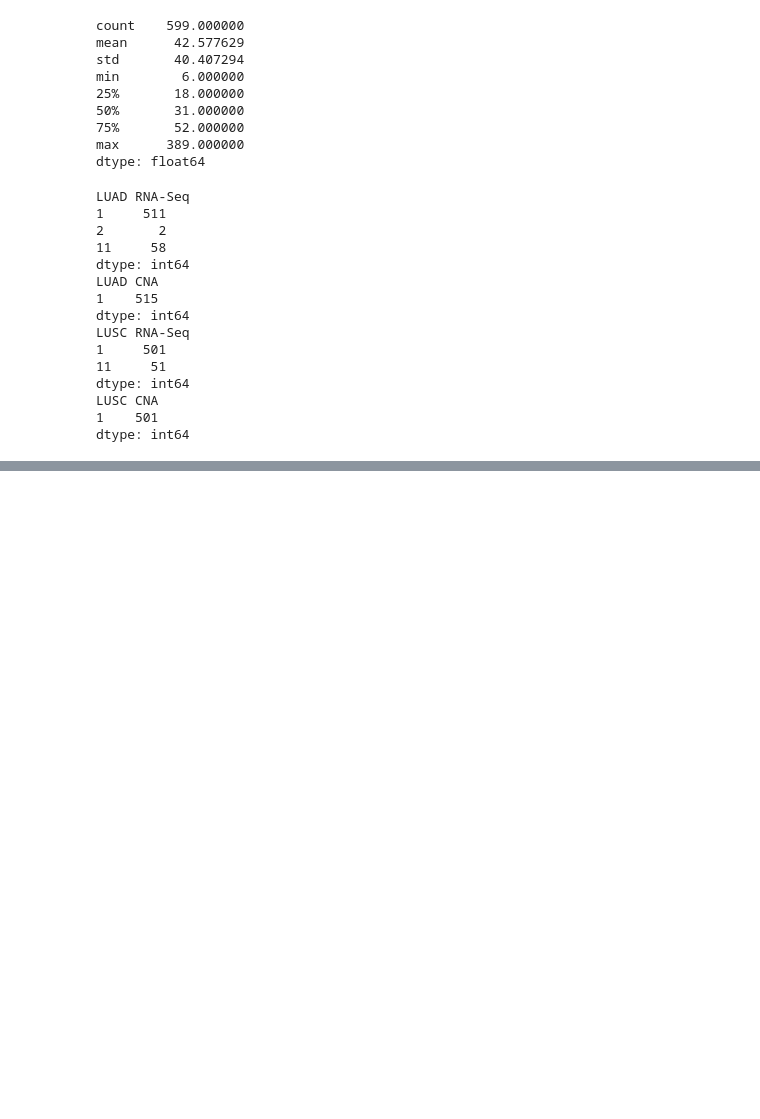
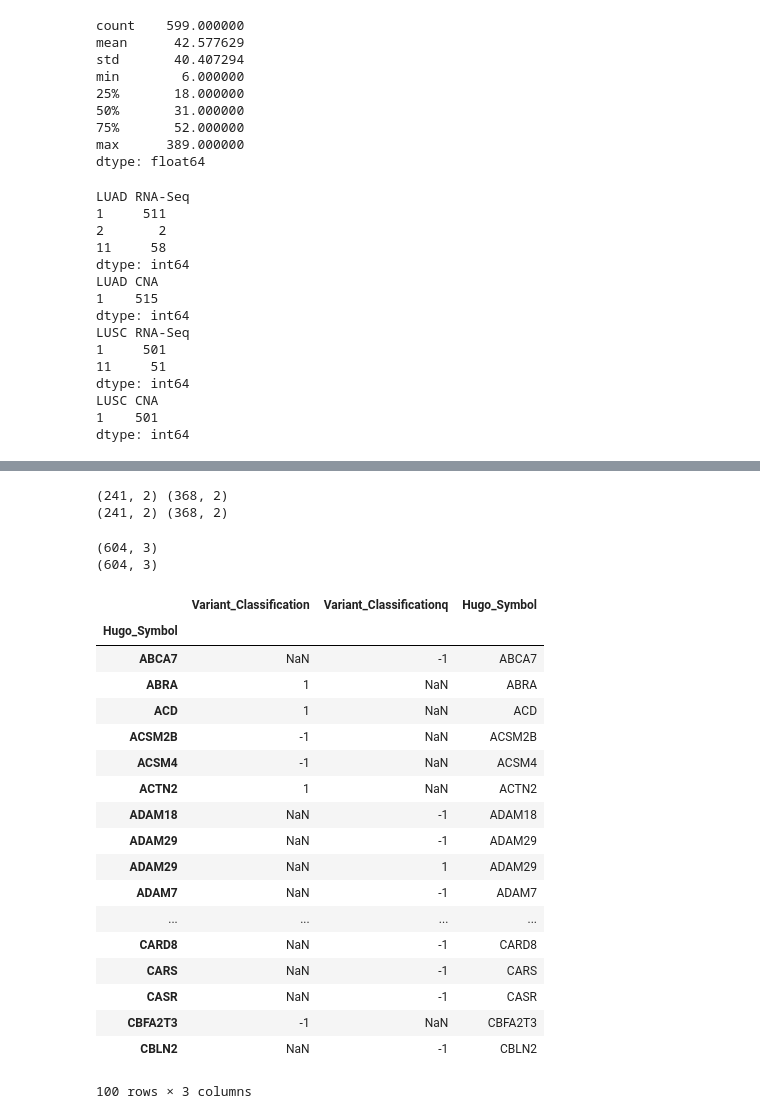
Before and after one commit to nitinksingh/driver, a Jupyter notebook: scratch-driver.ipynb, the cells around one changed output, grey strips where cells are left out. Drawn from its saved outputs; the diff is of its cells as text; code cells hidden in the pictures; blank space fills up the shorter version.

Commit message:
Added code to process Level 3 mutation data obtained from Broad's GDAC/Firehose pipeline.

```diff
--- a/scratch-driver.ipynb
+++ b/scratch-driver.ipynb
@@ -110,0 +105,12 @@ dtype: int64
+# %%
+mut_file = '/Users/nitin/research/driver/data/stddata__2014_12_06/LUSC/20141206/gdac.broadinstitute.org_LUSC.Mutation_Packager_Calls.Level_3.2014120600.0.0/TCGA-21-1077-01.maf.txt'
+df1 = read_matrix_format_data(mut_file, 0, usecols = [0, 8])#, index_col=0); df1.columns = ['A']
+
+mut_file = '/Users/nitin/research/driver/data/stddata__2014_12_06/LUSC/20141206/gdac.broadinstitute.org_LUSC.Mutation_Packager_Calls.Level_3.2014120600.0.0/TCGA-46-3765-01.maf.txt'
+df2 = read_matrix_format_data(mut_file, 0, usecols = [0, 8])#, index_col=0); df2.columns = ['B']
+# %%
+replace_dict = dict.fromkeys(df1['Variant_Classification'].unique(), -1)
+replace_dict.update({'Silent':1})
+df1.replace(replace_dict.keys(), replace_dict.values(), inplace=True)
+df1.drop_duplicates(inplace=True)
+df1.shape
@@ -110,0 +119,6 @@ dtype: int64
+# %%
+replace_dict = dict.fromkeys(df2['Variant_Classification'].unique(), -1)
+replace_dict.update({'Silent':1})
+df2.replace(replace_dict.keys(), replace_dict.values(), inplace=True)
+df2.drop_duplicates(inplace=True)
+df2.shape
@@ -110,0 +136,42 @@ dtype: int64
+# %%
+print df1.shape, df2.shape
+
+df1.drop_duplicates(inplace=True)
+df2.drop_duplicates(inplace=True)
+
+print df1.shape, df2.shape
+
+df1.set_index('Hugo_Symbol', inplace=True, drop=True)
+df2.set_index('Hugo_Symbol', inplace=True, drop=True)
+# %% [output]
+(241, 2) (368, 2)
+(241, 2) (368, 2)
+# %%
+df = df1.join(df2, how='outer', rsuffix='q')#.drop_duplicates()
+df['Hugo_Symbol'] = df.index
+print df.shape
+df.drop_duplicates(inplace=True)
+print df.shape
+df.head(100)
+# %% [output]
+(604, 3)
+(604, 3)
+|  | Variant_Classification | Variant_Classificationq | Hugo_Symbol |
+| Hugo_Symbol |  |  |  |
+| ABCA7 | NaN | -1 | ABCA7 |
+| ABRA | 1 | NaN | ABRA |
+| ACD | 1 | NaN | ACD |
+| ACSM2B | -1 | NaN | ACSM2B |
+| ACSM4 | -1 | NaN | ACSM4 |
+| ACTN2 | 1 | NaN | ACTN2 |
+| ADAM18 | NaN | -1 | ADAM18 |
+| ADAM29 | NaN | -1 | ADAM29 |
+| ADAM29 | NaN | 1 | ADAM29 |
+| ADAM7 | NaN | -1 | ADAM7 |
+| ... | ... | ... | ... |
+| CARD8 | NaN | -1 | CARD8 |
+| CARS | NaN | -1 | CARS |
+| CASR | NaN | -1 | CASR |
+| CBFA2T3 | -1 | NaN | CBFA2T3 |
+| CBLN2 | NaN | -1 | CBLN2 |
+100 rows × 3 columns
```
Also changed, not shown: parts of 7 cells of this notebook, 3 other files.
